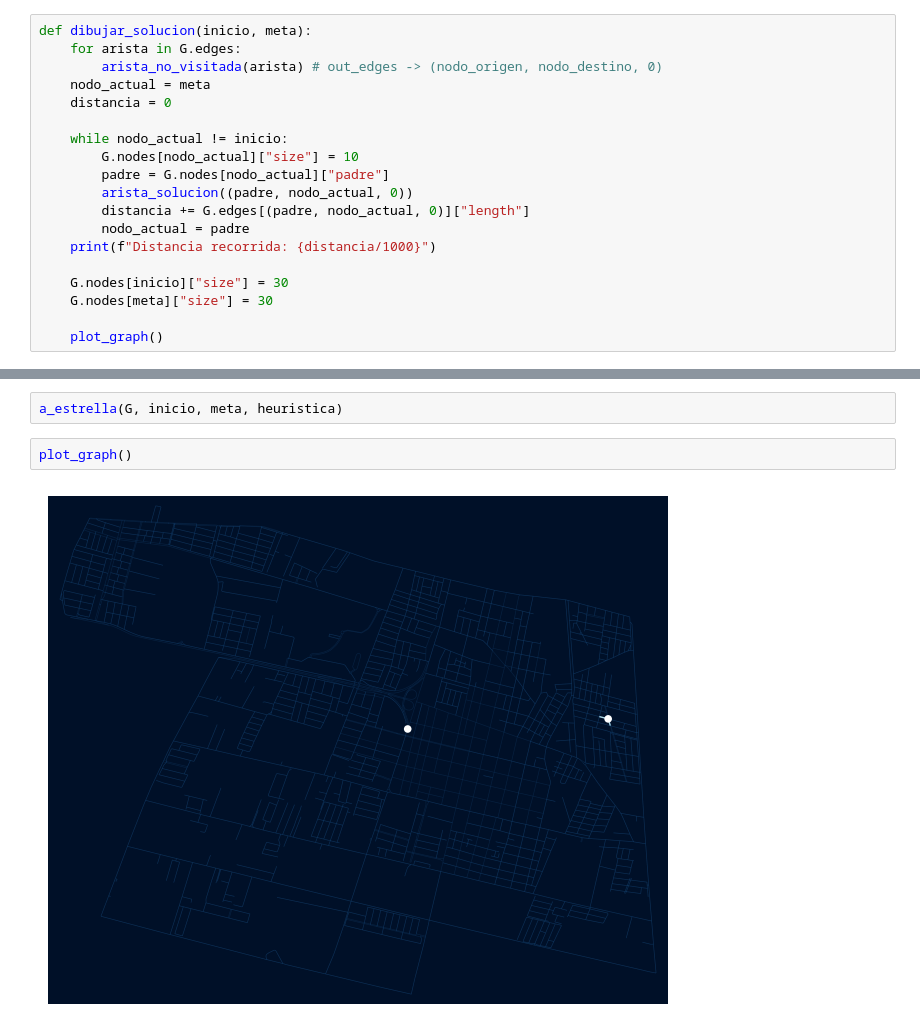
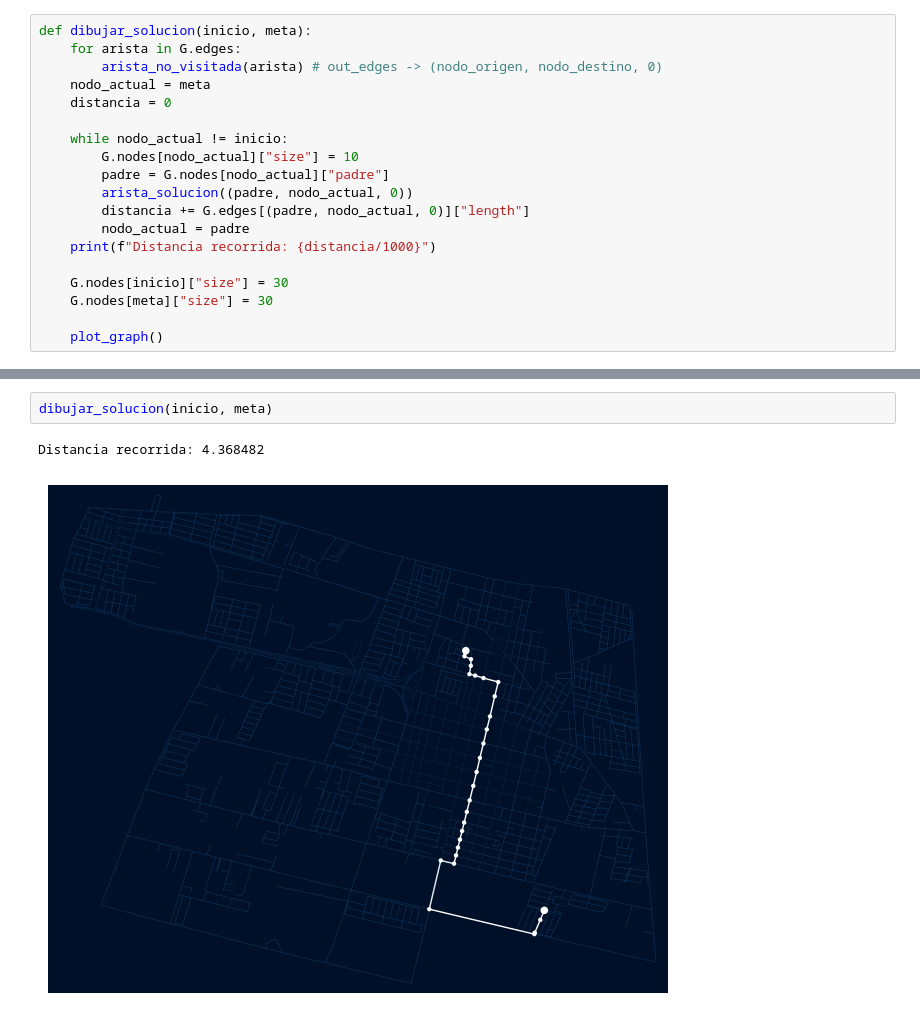
Before and after one commit to schweigenderFlugel/ia-con-python, a Jupyter notebook: searching/actividad_1_busqueda.ipynb, the cells around one changed output, grey strips where cells are left out. Cells and saved outputs as stored; diff of their text form.

```diff
--- a/searching/actividad_1_busqueda.ipynb
+++ b/searching/actividad_1_busqueda.ipynb
@@ -363,6 +377,5 @@ KeyError: None
 # %%
-a_estrella(G, inicio, meta, heuristica)
+dibujar_solucion(inicio, meta)
+# %% [output]
+Distancia recorrida: 4.368482
+[figure, added]
-# %%
-plot_graph()
-# %% [output]
-[figure, removed]
```
Also changed, not shown: parts of 14 cells of this notebook, 2 other files.
